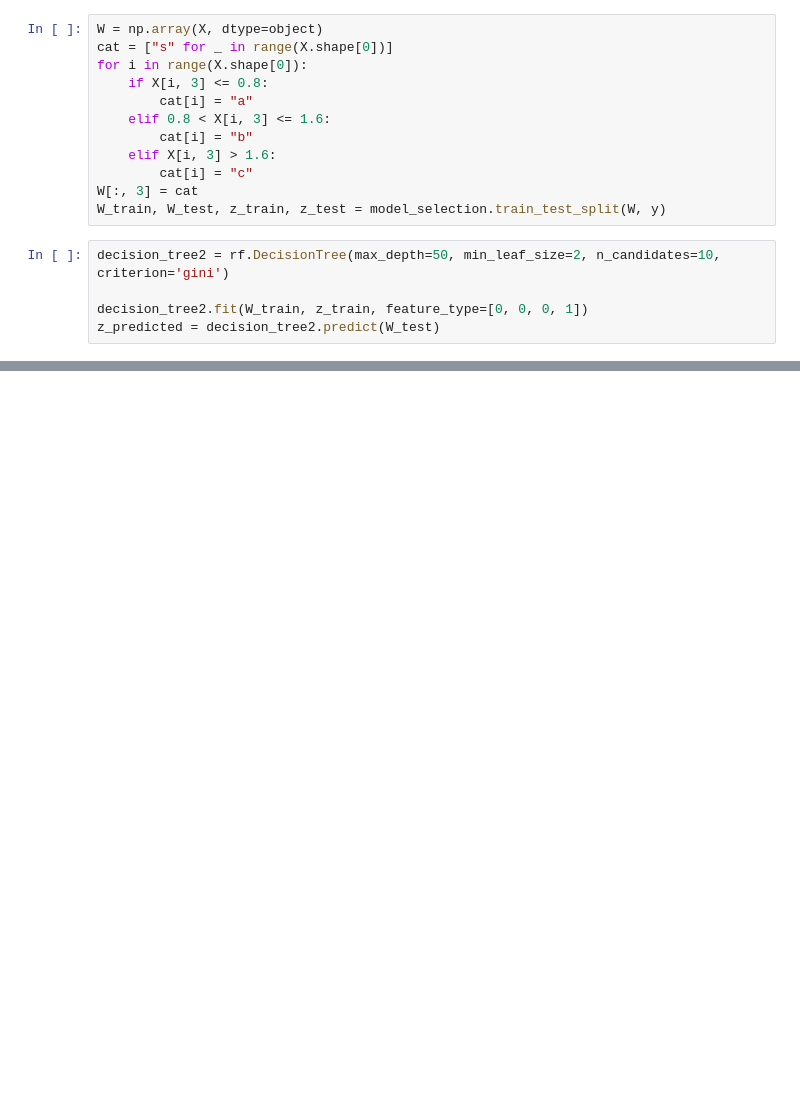
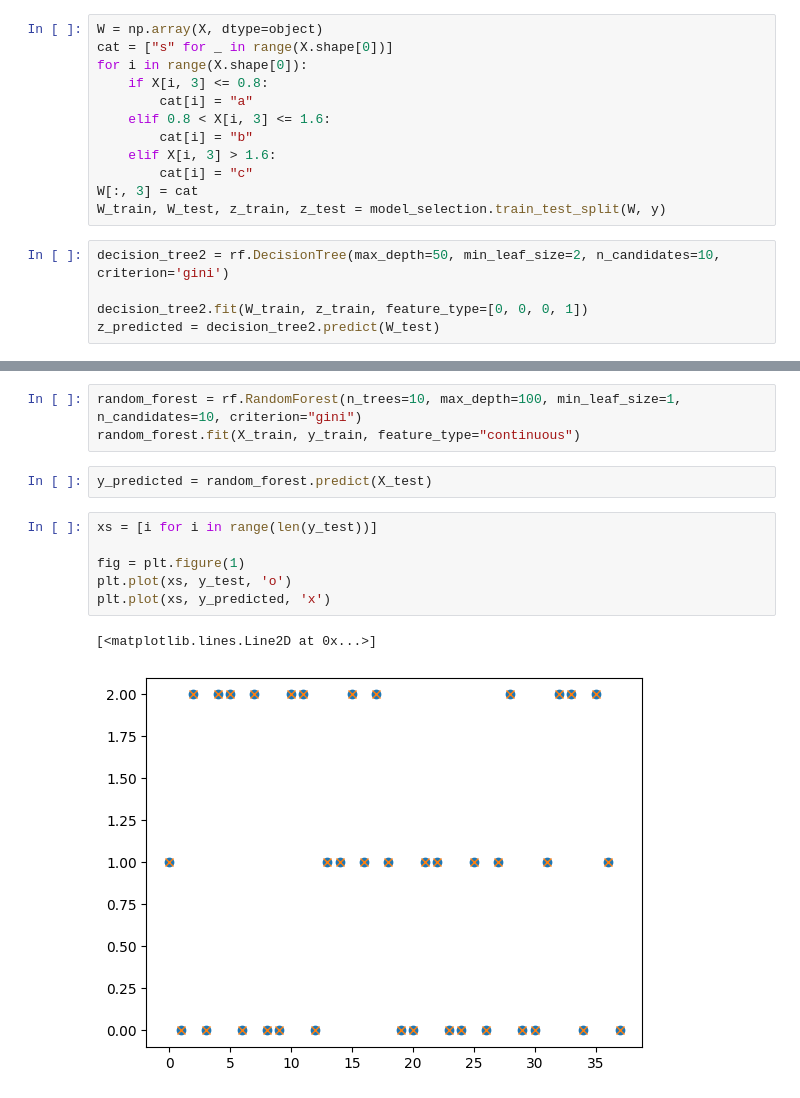
Before and after one commit to liyiyan128/M2R-random-forests, a Jupyter notebook: example_code_iris.ipynb, the cells around one changed output, grey strips where cells are left out. Drawn from its saved outputs; the diff is of its cells as text; blank space fills up the shorter version.

```diff
--- a/example_code_iris.ipynb
+++ b/example_code_iris.ipynb
@@ -58,0 +59,14 @@ plt.plot(xs, z_predicted, 'x')
+# %%
+random_forest = rf.RandomForest(n_trees=10, max_depth=100, min_leaf_size=1, n_candidates=10, criterion="gini")
+random_forest.fit(X_train, y_train, feature_type="continuous")
+# %%
+y_predicted = random_forest.predict(X_test)
+# %%
+xs = [i for i in range(len(y_test))]
+
+fig = plt.figure(1)
+plt.plot(xs, y_test, 'o')
+plt.plot(xs, y_predicted, 'x')
+# %% [output]
+[<matplotlib.lines.Line2D at 0x...>]
+[figure, added]
```
Also changed, not shown: parts of 2 cells of this notebook.
